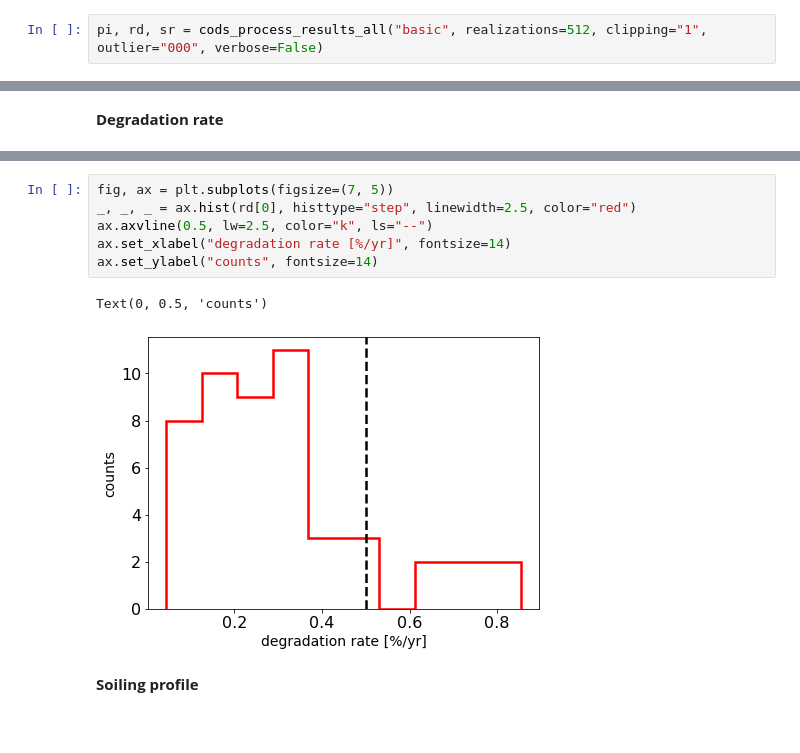
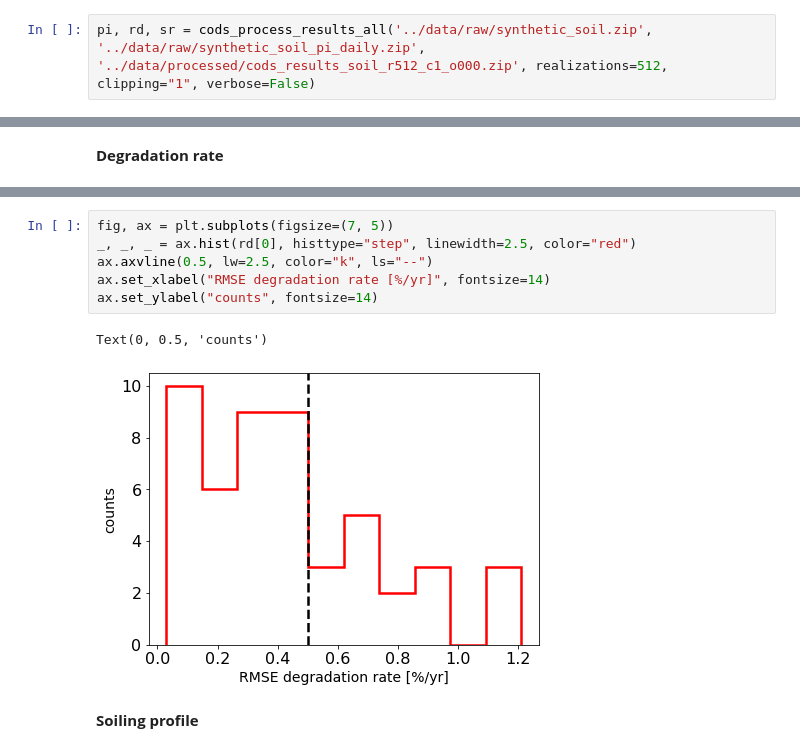
Before and after one commit to Rufski/S2DS-EPRI, a Jupyter notebook: notebooks/6.0-cj-cods-results-analysis.ipynb, the cells around one changed output, grey strips where cells are left out. Saved outputs shown, nothing was run; the diff lists cells and outputs as text.

```diff
--- a/notebooks/6.0-cj-cods-results-analysis.ipynb
+++ b/notebooks/6.0-cj-cods-results-analysis.ipynb
@@ -134,5 +144,5 @@ def cods_process_results_all(synth_type, realizations=512, clipping="1", outlier
 # %%
-pi, rd, sr = cods_process_results_all("basic", realizations=512, clipping="1", outlier="000", verbose=False)
+pi, rd, sr = cods_process_results_all('../data/raw/synthetic_soil.zip', '../data/raw/synthetic_soil_pi_daily.zip', '../data/processed/cods_results_soil_r512_c1_o000.zip', realizations=512, clipping="1", verbose=False)
 # %% [markdown]
 **Performance index**
 # %%
@@ -197,12 +204,12 @@ the RMSE for the degradation rate is 0.365 percentage/year
 # %%
 fig, ax = plt.subplots(figsize=(7, 5))
 _, _, _ = ax.hist(rd[0], histtype="step", linewidth=2.5, color="red")
 ax.axvline(0.5, lw=2.5, color="k", ls="--")
-ax.set_xlabel("degradation rate [%/yr]", fontsize=14)
+ax.set_xlabel("RMSE degradation rate [%/yr]", fontsize=14)
 ax.set_ylabel("counts", fontsize=14)
 # %% [output]
 Text(0, 0.5, 'counts')
-[figure, old version]
+[figure, new version]
 # %% [markdown]
 **Soiling profile**
 # %%
```
Also changed, not shown: parts of 26 cells of this notebook.
